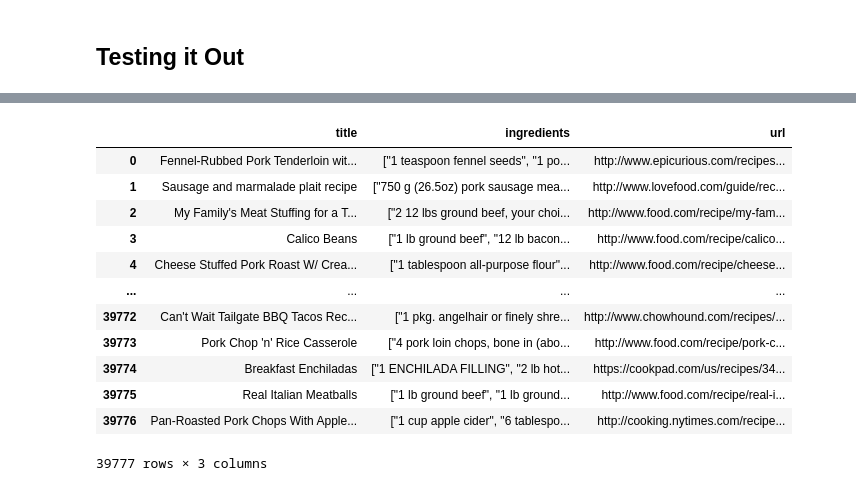
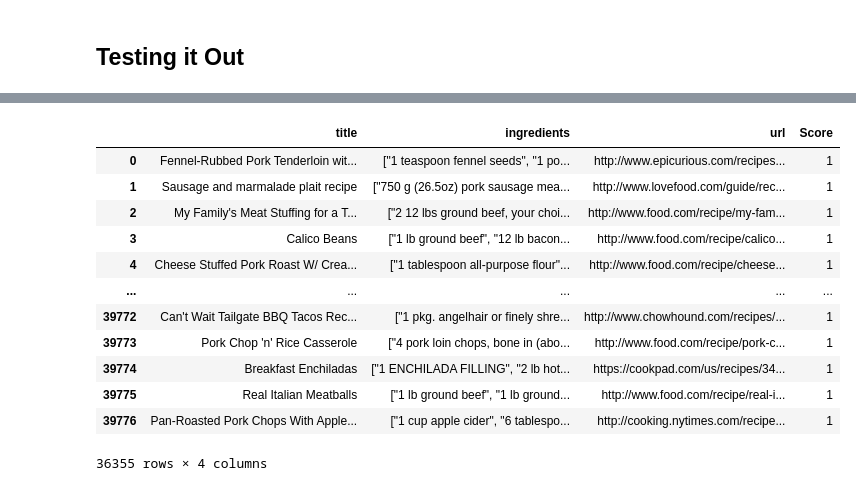
Before and after one commit to davidyu8/gouda-group-project, a Jupyter notebook: find_recipe.ipynb, the cells around one changed output, grey strips where cells are left out. Saved outputs shown, nothing was run; the diff lists cells and outputs as text; code cells hidden in the pictures.

```diff
--- a/find_recipe.ipynb
+++ b/find_recipe.ipynb
@@ -150,18 +169,20 @@ find_recipe_1(["pita", "beef", "yogurt", "cucumber", "dill"], min_score = 5)
 | 19539 | Beef Gyro | 2 (8 ounce) containers plain yogu... | Blend yogurt, cucumbers, 2 tables... | he3rkjm/q1ZJz62lLhD2iIi5mLLDkdq | 5 |
 # %%
 # only able to match 1 ingredient
-find_recipe_2("pork")
+test1 = find_recipe_2(["pork"])
-# %% [output]
-|  | title | ingredients | url |
-| 0 | Fennel-Rubbed Pork Tenderloin wit... | ["1 teaspoon fennel seeds", "1 po... | http://www.epicurious.com/recipes... |
-| 1 | Sausage and marmalade plait recipe | ["750 g (26.5oz) pork sausage mea... | http://www.lovefood.com/guide/rec... |
-| 2 | My Family's Meat Stuffing for a T... | ["2 12 lbs ground beef, your choi... | http://www.food.com/recipe/my-fam... |
-| 3 | Calico Beans | ["1 lb ground beef", "12 lb bacon... | http://www.food.com/recipe/calico... |
-| 4 | Cheese Stuffed Pork Roast W/ Crea... | ["1 tablespoon all-purpose flour"... | http://www.food.com/recipe/cheese... |
-| ... | ... | ... | ... |
-| 39772 | Can't Wait Tailgate BBQ Tacos Rec... | ["1 pkg. angelhair or finely shre... | http://www.chowhound.com/recipes/... |
-| 39773 | Pork Chop 'n' Rice Casserole | ["4 pork loin chops, bone in (abo... | http://www.food.com/recipe/pork-c... |
-| 39774 | Breakfast Enchiladas | ["1 ENCHILADA FILLING", "2 lb hot... | https://cookpad.com/us/recipes/34... |
-| 39775 | Real Italian Meatballs | ["1 lb ground beef", "1 lb ground... | http://www.food.com/recipe/real-i... |
-| 39776 | Pan-Roasted Pork Chops With Apple... | ["1 cup apple cider", "6 tablespo... | http://cooking.nytimes.com/recipe... |
-39777 rows × 3 columns
+# %%
+test1
+# %% [output]
+|  | title | ingredients | url | Score |
+| 0 | Fennel-Rubbed Pork Tenderloin wit... | ["1 teaspoon fennel seeds", "1 po... | http://www.epicurious.com/recipes... | 1 |
+| 1 | Sausage and marmalade plait recipe | ["750 g (26.5oz) pork sausage mea... | http://www.lovefood.com/guide/rec... | 1 |
+| 2 | My Family's Meat Stuffing for a T... | ["2 12 lbs ground beef, your choi... | http://www.food.com/recipe/my-fam... | 1 |
+| 3 | Calico Beans | ["1 lb ground beef", "12 lb bacon... | http://www.food.com/recipe/calico... | 1 |
+| 4 | Cheese Stuffed Pork Roast W/ Crea... | ["1 tablespoon all-purpose flour"... | http://www.food.com/recipe/cheese... | 1 |
+| ... | ... | ... | ... | ... |
+| 39772 | Can't Wait Tailgate BBQ Tacos Rec... | ["1 pkg. angelhair or finely shre... | http://www.chowhound.com/recipes/... | 1 |
+| 39773 | Pork Chop 'n' Rice Casserole | ["4 pork loin chops, bone in (abo... | http://www.food.com/recipe/pork-c... | 1 |
+| 39774 | Breakfast Enchiladas | ["1 ENCHILADA FILLING", "2 lb hot... | https://cookpad.com/us/recipes/34... | 1 |
+| 39775 | Real Italian Meatballs | ["1 lb ground beef", "1 lb ground... | http://www.food.com/recipe/real-i... | 1 |
+| 39776 | Pan-Roasted Pork Chops With Apple... | ["1 cup apple cider", "6 tablespo... | http://cooking.nytimes.com/recipe... | 1 |
+36355 rows × 4 columns
```
Also changed, not shown: parts of 6 cells of this notebook, 1 other file.
